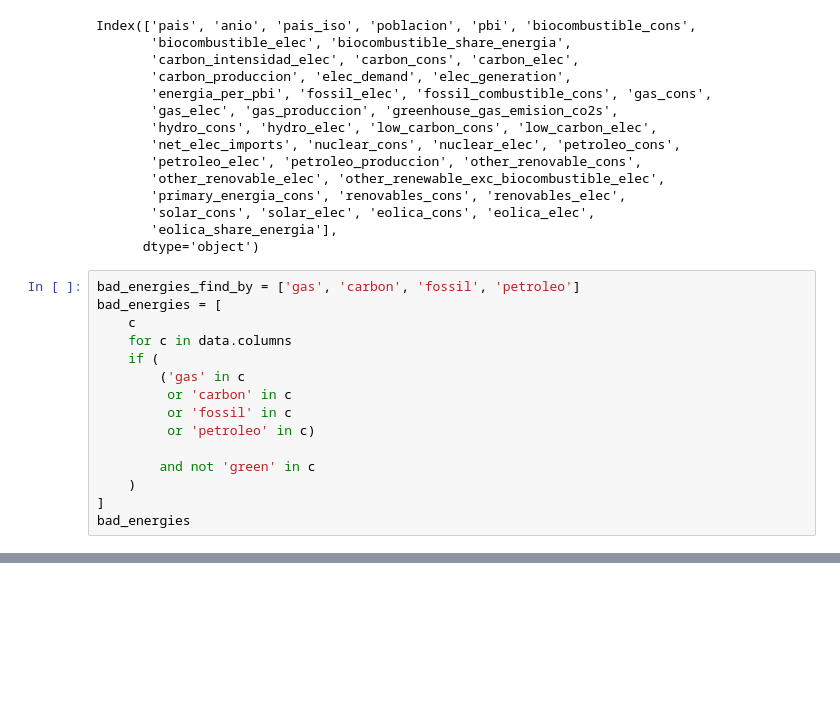
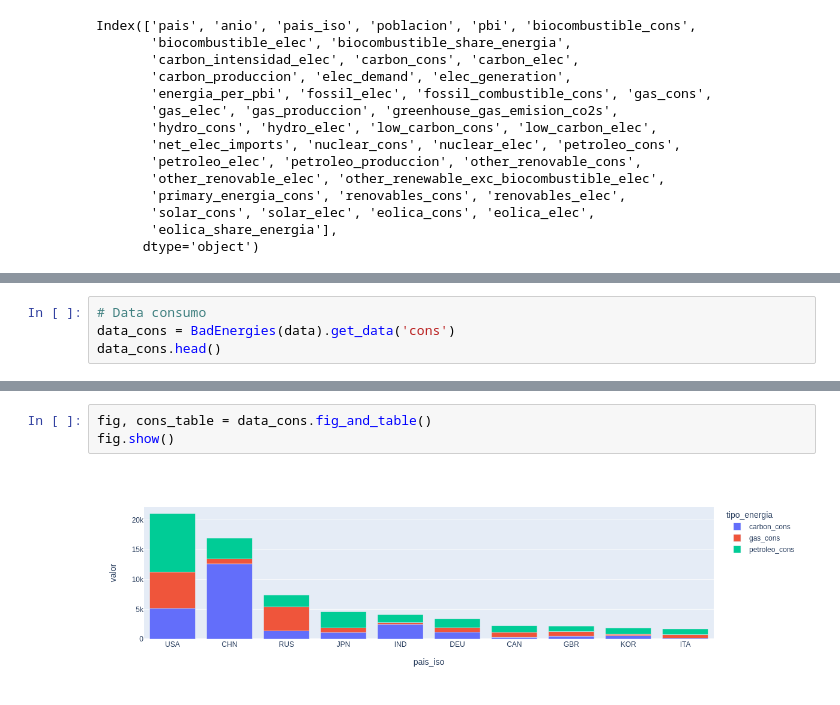
Before and after one commit to lookmydata/CO2-Emissions, a Jupyter notebook: exploration/kpi_exploratorio_nico.ipynb, the cells around one changed output, grey strips where cells are left out. Cells and saved outputs as stored; diff of their text form; blank space fills up the shorter version.

Commit message:
gas petroleo carbon

```diff
--- a/exploration/kpi_exploratorio_nico.ipynb
+++ b/exploration/kpi_exploratorio_nico.ipynb
@@ -37,18 +38,3 @@ Index(['pais', 'anio', 'pais_iso', 'poblacion', 'pbi', 'biocombustible_cons',
        'solar_cons', 'solar_elec', 'eolica_cons', 'eolica_elec',
        'eolica_share_energia'],
       dtype='object')
-# %%
-bad_energies_find_by = ['gas', 'carbon', 'fossil', 'petroleo']
-bad_energies = [
-    c
-    for c in data.columns
-    if (
-        ('gas' in c
-         or 'carbon' in c
-         or 'fossil' in c
-         or 'petroleo' in c)
-
-        and not 'green' in c
-    )
-]
-bad_energies
@@ -89,0 +131,4 @@ array(['AFG', None, 'ALB', 'DZA', 'ASM', 'AGO', 'ATA', 'ATG', 'ARG',
+# %%
+# Data consumo
+data_cons = BadEnergies(data).get_data('cons')
+data_cons.head()
@@ -89,0 +153,5 @@ array(['AFG', None, 'ALB', 'DZA', 'ASM', 'AGO', 'ATA', 'ATG', 'ARG',
+# %%
+fig, cons_table = data_cons.fig_and_table()
+fig.show()
+# %% [output]
+[figure, added]
```
Also changed, not shown: parts of 17 cells of this notebook.
